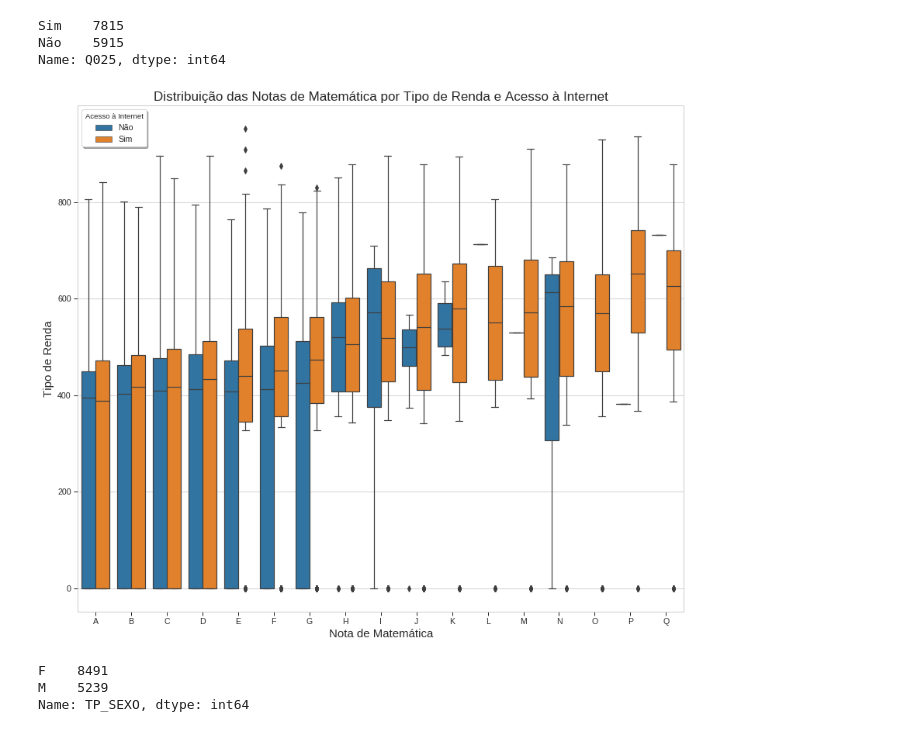
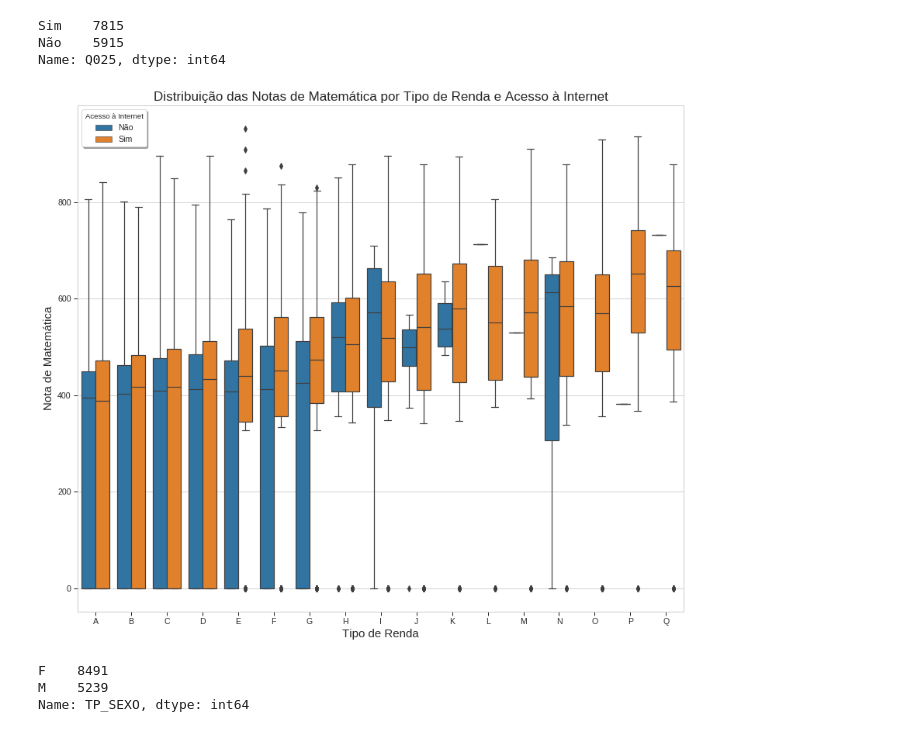
Before and after one commit to titowoche30/desafio_regressao_codenation, a Jupyter notebook: analise_exploratoria_de_dados.ipynb, the cells around one changed output. Saved outputs shown, nothing was run; the diff lists cells and outputs as text; code cells hidden in the pictures.

```diff
--- a/analise_exploratoria_de_dados.ipynb
+++ b/analise_exploratoria_de_dados.ipynb
@@ -250,28 +250,29 @@ Name: Q025, dtype: int64
 # %%
 # A => Nenhuma renda.
 # B => Até R$ 880,00.
 # C => De R$ 880,01 até R$ 1.320,00.
 # D => De R$ 1.320,01 até R$ 1.760,00.
 # E => De R$ 1.760,01 até R$ 2.200,00.
 # F => De R$ 2.200,01 até R$ 2.640,00.
 # G => De R$ 2.640,01 até R$ 3.520,00.
 # H => De R$ 3.520,01 até R$ 4.400,00.
 # I => De R$ 4.400,01 até R$ 5.280,00.
 # J => De R$ 5.280,01 até R$ 6.160,00.
 # K => De R$ 6.160,01 até R$ 7.040,00.
 # L => De R$ 7.040,01 até R$ 7.920,00.
 # M => De R$ 7.920,01 até R$ 8.800,00.
 # N => De R$ 8.800,01 até R$ 10.560,00.
 # O => De R$ 10.560,01 até R$ 13.200,00.
 # P => De R$ 13.200,01 até R$ 17.600,00.
 # Q => Mais de R$ 17.600,00.
 
 plt.figure(figsize=(14,12))
-sns.boxplot(data=train,x='Q006',y='NU_NOTA_MT',hue='Q025',order=sorted(train['Q006'].unique())).set(title='Distribuição das Notas de Matemática por Tipo de Renda e Acesso à Internet',xlabel='Nota de Matemática',ylabel='Tipo de Renda')
+sns.boxplot(data=train,x='Q006',y='NU_NOTA_MT',hue='Q025',order=sorted(train['Q006'].unique())).set(title='Distribuição das Notas de Matemática por Tipo de Renda e Acesso à Internet',ylabel='Nota de Matemática',xlabel='Tipo de Renda')
 plt.legend(title='Acesso à Internet',frameon=True,fancybox=True,shadow=True,loc='upper left')
+#plt.savefig('fig.png')
 plt.show()
 # %% [output]
-[figure, old version]
+[figure, new version]
 # %%
 train['TP_SEXO'].value_counts()
 # %% [output]
```
Also changed, not shown: 1 other file.
